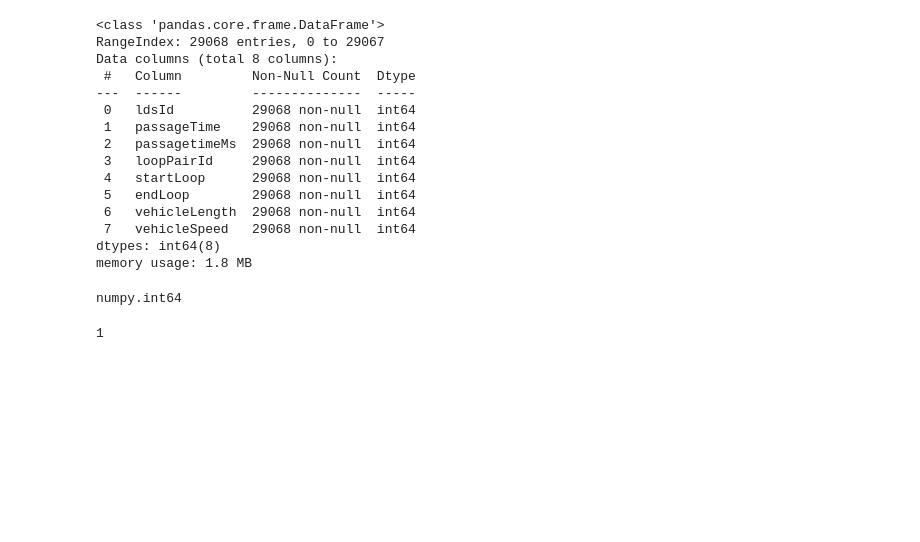
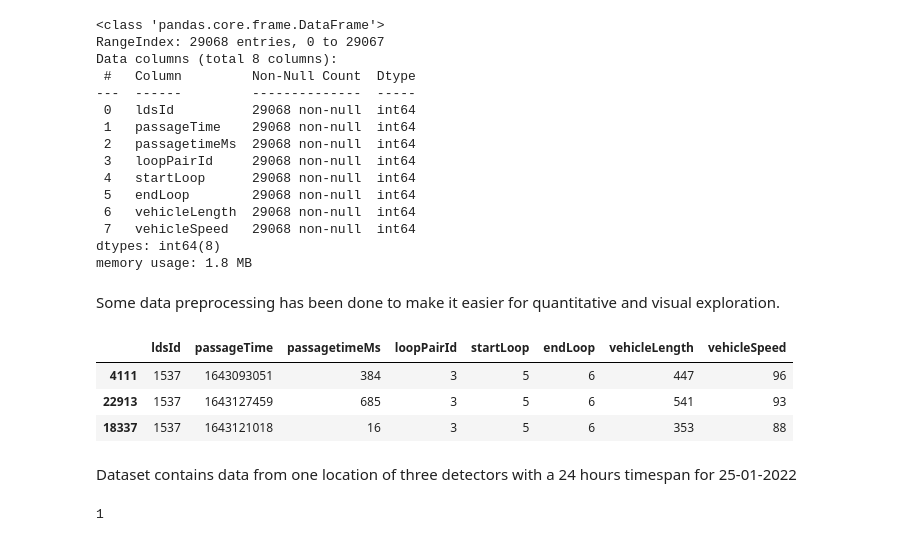
Before and after one commit to piotrv/ARS, a Jupyter notebook: notebooks/Traffic Flow Continuity and Daily Patterns.ipynb, the cells around one changed output. Cells and saved outputs as stored; diff of their text form; code cells hidden in the pictures; blank space fills up the shorter version.

```diff
--- a/notebooks/Traffic Flow Continuity and Daily Patterns.ipynb
+++ b/notebooks/Traffic Flow Continuity and Daily Patterns.ipynb
@@ -99,9 +140,18 @@ Data columns (total 8 columns):
 dtypes: int64(8)
 memory usage: 1.8 MB
 # %%
-type(df_da2.passageTime[0])
+# type(df_da2.passageTime[0])
-# %% [output]
-numpy.int64
+# %% [markdown]
+Some data preprocessing has been done to make it easier for quantitative and visual exploration.
+# %%
+df_da2.sample(3)
+# %% [output]
+|  | ldsId | passageTime | passagetimeMs | loopPairId | startLoop | endLoop | vehicleLength | vehicleSpeed |
+| 4111 | 1537 | 1643093051 | 384 | 3 | 5 | 6 | 447 | 96 |
+| 22913 | 1537 | 1643127459 | 685 | 3 | 5 | 6 | 541 | 93 |
+| 18337 | 1537 | 1643121018 | 16 | 3 | 5 | 6 | 353 | 88 |
+# %% [markdown]
+Dataset contains data from one location of three detectors with a 24 hours timespan for 25-01-2022
 # %%
 df_da2["ldsId"].nunique()
 # %% [output]
```
Also changed, not shown: parts of 27 cells of this notebook.
